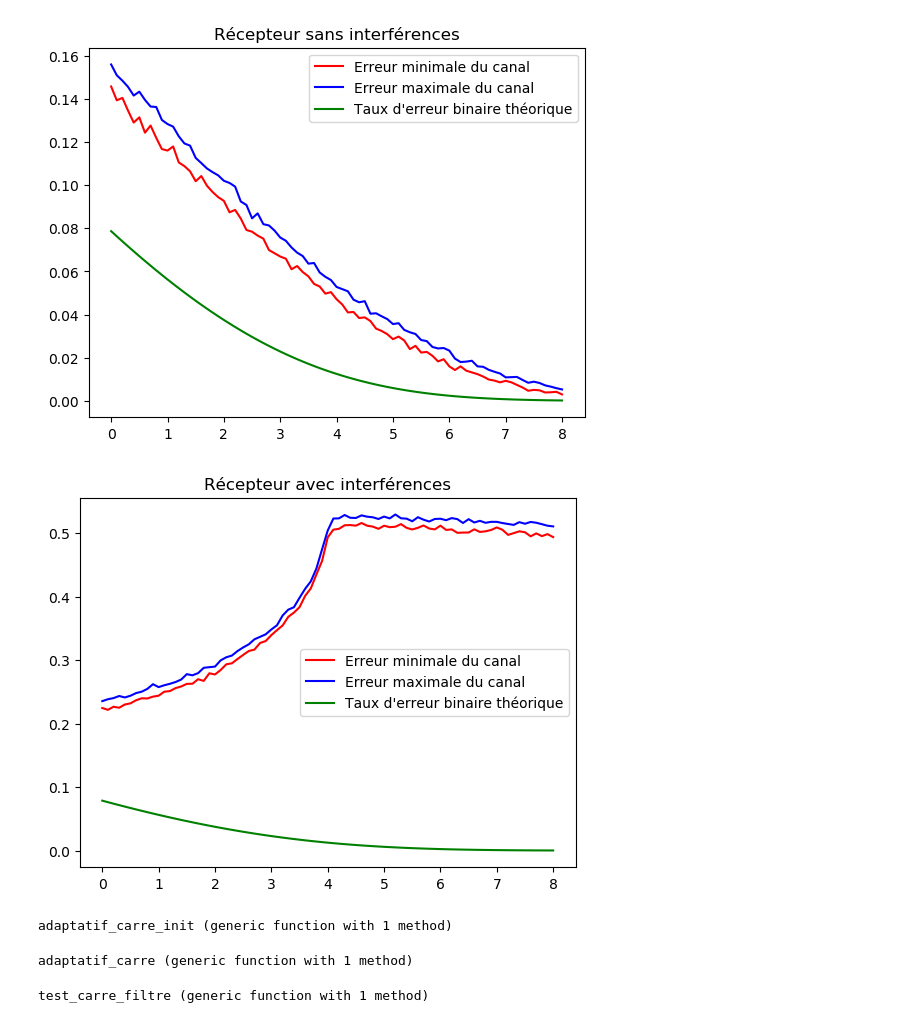
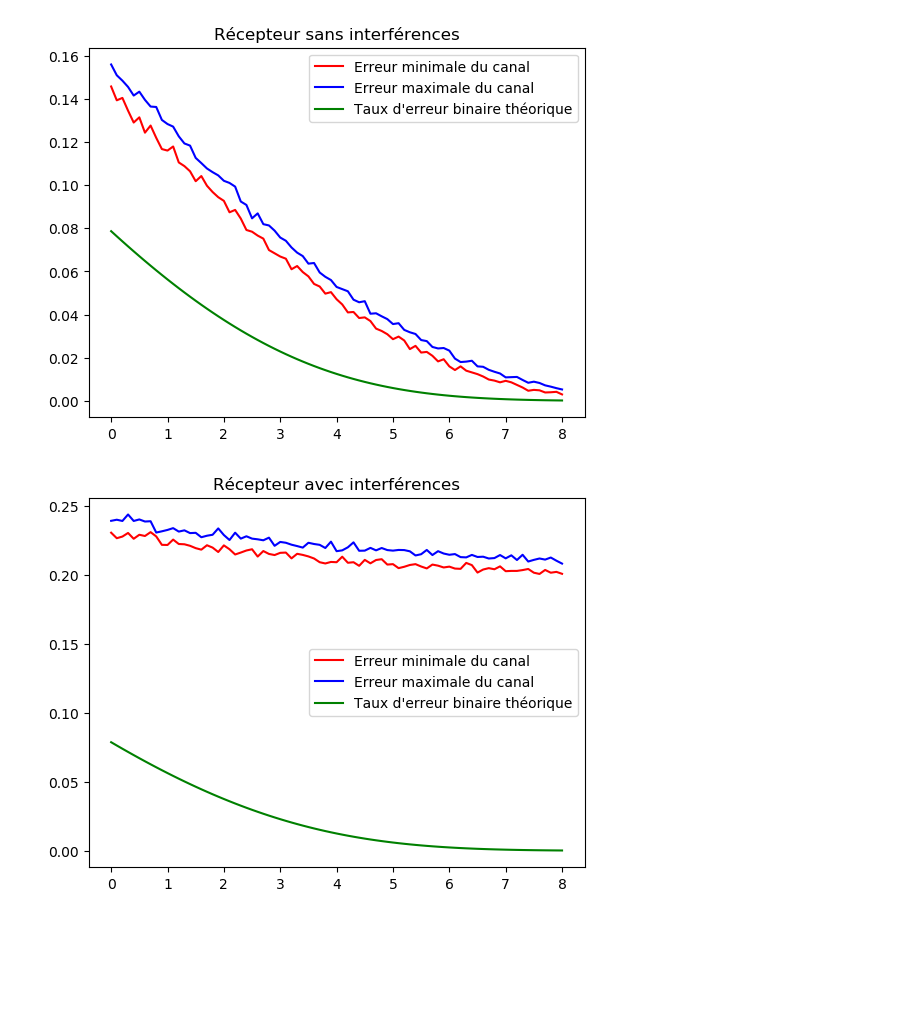
Before and after one commit to Paul-Jouhaud/DigitalSignalProcessing, a Jupyter notebook: scripts.ipynb, the cells around one changed output. Drawn from its saved outputs; the diff is of its cells as text; code cells hidden in the pictures; blank space fills up the shorter version.

```diff
--- a/scripts.ipynb
+++ b/scripts.ipynb
@@ -527,13 +527,13 @@ savefig("data/courbe_canal_simulee_sansinterference.png");
 # %% [output]
 [figure]
 # %%
-# Récepteur avec des interférences entre symboles
+# Récepteur avec interférences entre symboles
 
 # Initialisation des paramètres
 N = 10;
 taille_message = 10000;
-surechantillonnage = 30;
-taille_formant = 30;
+surechantillonnage = 10;
+taille_formant = 100;
 taille_zero_padding = 15;
 length_samples = 8;
 samples_step = 0.1;
@@ -552,20 +552,19 @@ mid = Int((length(x_canal) + 1)/2);
 canal[mid:length(canal)] = exp.(-x_canal[mid:length(canal)]);
 
 # Calcul de l'interférence entre symboles
-filtre = conv(formant_base, canal);
-#filtre = filtre./(filtre'*filtre);
+filtre = conv(canal, formant_base);
+filtre = filtre./(filtre'*filtre);
 filtre_recepteur_naif = filtre[length(filtre):-1:1];
 zero_padding = zeros(taille_zero_padding);
 dirac = zeros(2*taille_zero_padding + 1);
-dirac[taille_zero_padding] = 1
+dirac[taille_zero_padding + 1] = 1
 signal_interference = emission(dirac, formant_base, surechantillonnage);
 signal_interference = conv(signal_interference, canal);
 recu_interference = conv(signal_interference, filtre_recepteur_naif);
 end_interference = length(recu_interference);
 recu_interference = recu_interference[1:surechantillonnage:end_interference];
-
 end_interference = length(recu_interference);
-recu_interference = vcat(recu_interference[Int((end_interference+1)/2):1:end_interference],recu_interference[1:1:Int((end_interference-1)/2)]);
+recu_interference = vcat(recu_interference[Int((end_interference+1)/2):1:end_interference], recu_interference[1:1:Int((end_interference-1)/2)]);
 fft_recu_interference = fft(recu_interference);
 
 message = 2 * (randn(taille_message) .> 0.5) - 1;
@@ -582,88 +581,36 @@ for x = collect(0:samples_step:length_samples)
     N0 = energie ./ (10^(x/10));
     interferences_inverses = real(ifft(1./(N0/2 + fft_recu_interference)));
     end_interference = length(interferences_inverses);
-    interferences_inverses = vcat(interferences_inverses[Int((end_interference+1)/2+1):1:end_interference], interferences_inverses[1:1:Int((end_interference-1)/2)]);
+    interferences_inverses = vcat(interferences_inverses[Int((end_interference+1)/2+1):1:end_interference], interferences_inverses[1:1:Int((end_interference-1)/2+1)]);
     interferences_inverses_analogique = zeros((length(interferences_inverses)) * surechantillonnage);
     interferences_inverses_analogique[1:surechantillonnage:length(interferences_inverses_analogique)] = interferences_inverses;
+
     h = conv(filtre[length(filtre):-1:1], interferences_inverses_analogique);
 
     for y = collect(1:N)
         temp_teb = erreur_canal(x, taille_message, surechantillonnage, formant_base, h, canal);
         if temp_teb > current_teb_max
             current_teb_max = temp_teb;
         end
         if temp_teb < current_teb_min
             current_teb_min = temp_teb;
         end
     end
     teb_min[i] = current_teb_min;
     teb_max[i] = current_teb_max;
 end
 
 # Calcul du taux d'erreur binaire théorique
 x = collect(0:samples_step:length_samples);
 y = zeros(length(x));
 for i = collect(1:length(x))
     y[i] = 0.5 * erfc(sqrt(10^(x[i]/10)));
 end
 
 # Affichage des graphes
 plot(x, teb_min, "red", x, teb_max, "blue", x, y, "green");
 title("Récepteur avec interférences");
 legend(["Erreur minimale du canal", "Erreur maximale du canal", "Taux d'erreur binaire théorique"]);
 savefig("data/courbe_canal_simulee_avecinterference.png");
 # %% [output]
-[figure, old version]
+[figure, new version]
-# %%
-function adaptatif_carre_init(taille_filtre, w)
-    H = zeros(taille_filtre);
-    X = zeros(taille_filtre);
-    Y = zeros((taille_filtre-1)/2+1);
-    r = zeros(taille_filtre);
-    filtre = Dict()
-    filtre["w"] = w;
-    filtre["H"] = H;
-    filtre["taille"] = taille_filtre;
-    filtre["X"] = X;
-    filtre["Y"] = Y;
-    filtre["R"] = r;
-
-    for i=collect(1:1:taille_filtre)
-        r[i] = 1/(w^(i-1));
-    end
-    filtre["R"] = diagm(r)
-    return filtre
-end
-# %% [output]
-adaptatif_carre_init (generic function with 1 method)
-# %%
-function adaptatif_carre(x, y, filtre)
-    filtre["X"] = vcat(filtre["X"][2:length(filtre["X"])], x);
-    filtre["Y"] = vcat(filtre["Y"][2:length(filtre["Y"])], y);
-
-    err = filtre["H"] * filtre["X"]' - filtre["Y"][1];
-
-    num = filtre["R"] * filtre["X"]' * filtre["X"] * filtre["R"];
-
-    return err, filtre
-end
-# %% [output]
-adaptatif_carre (generic function with 1 method)
-# %%
-function test_carre_filtre(taille_filtre, taille_signal, w, filtre)
-  x = randn(taille_signal);
-  convergence = zeros(taille_signal);
-  y = conv(x, filtre);
-  zero = Int((length(filtre)-1)/2);
-  y = y[1+zero:length(y)-zero];
-
-  filtre_adaptatif = adaptatif_carre_init(taille_filtre, w);
-
-  for i=collect(1:1:taille_signal)
-    err, filtre_adaptatif = adaptatif_carre(x[i], y[i], filtre_adaptatif);
-    convergence[i] = err;
-  end
-  return convergence
-end
-# %% [output]
-test_carre_filtre (generic function with 1 method)
```
Also changed, not shown: parts of 2 cells of this notebook, 12 other files.
